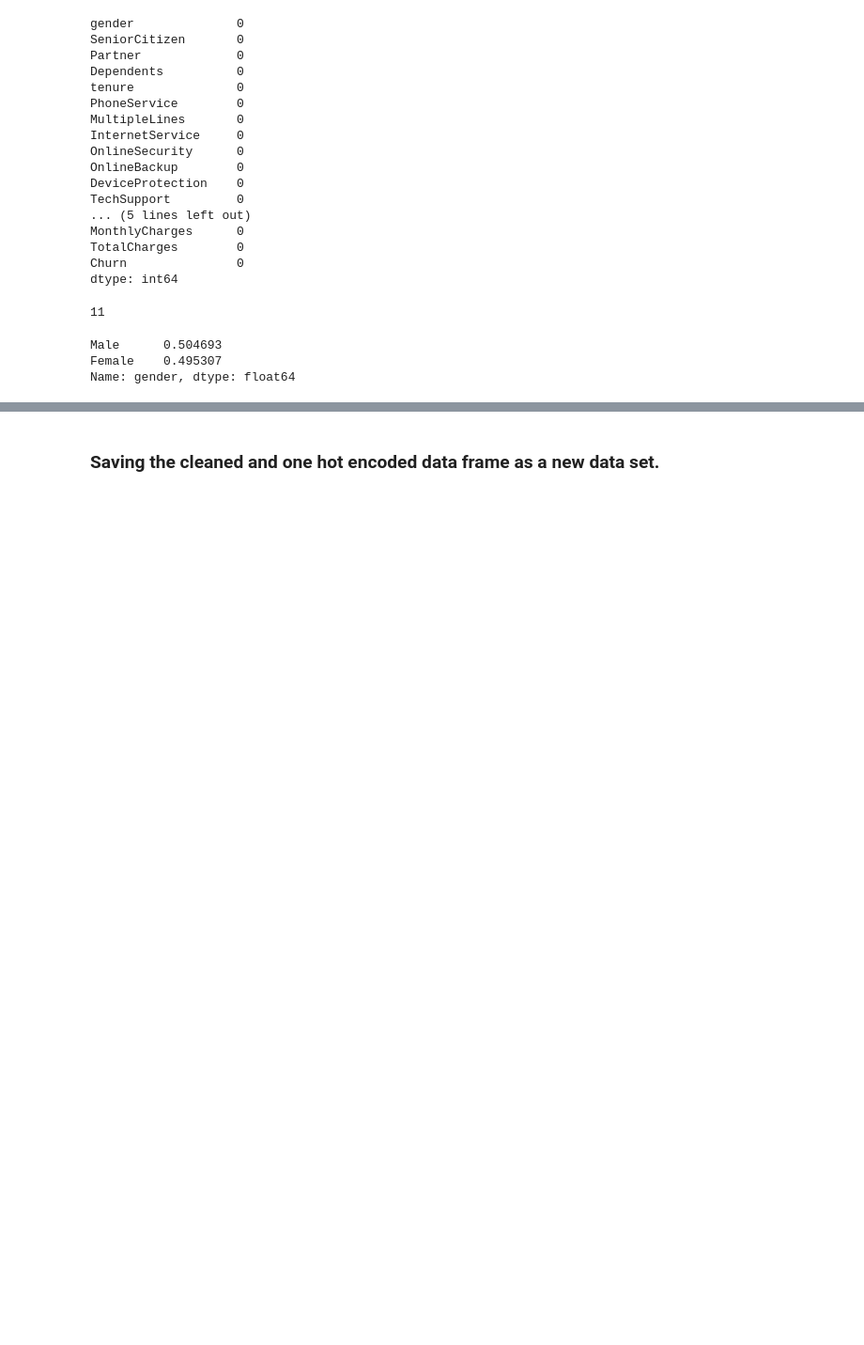
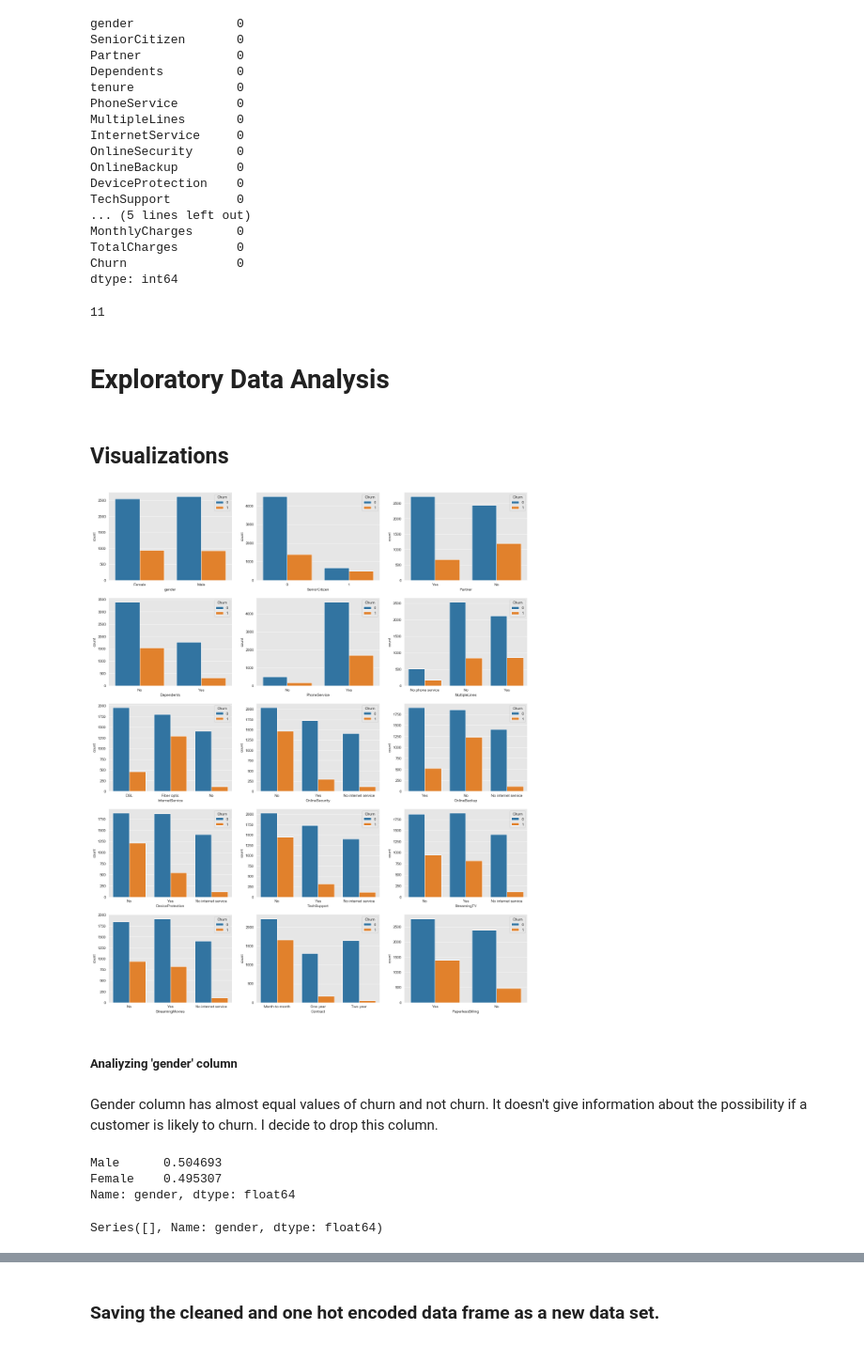
Before and after one commit to mattblasa/Customer-Churn-Prediction-Project, a Jupyter notebook: 1-Project 3 Customer Churn Cleaning and EDA notebook.ipynb, the cells around one changed output, grey strips where cells are left out. Shown at 94% size. Saved outputs shown, nothing was run; the diff lists cells and outputs as text; code cells hidden in the pictures; blank space fills up the shorter version.

```diff
--- a/1-Project 3 Customer Churn Cleaning and EDA notebook.ipynb
+++ b/1-Project 3 Customer Churn Cleaning and EDA notebook.ipynb
@@ -122,11 +124,74 @@ df['TotalCharges'] = df['TotalCharges'].astype('float')
 df['Churn'] = df['Churn'].map({'No': 0, 'Yes': 1})
 # df['Churn'] = df['Churn'].apply(lambda x: 0 if x=='No' else 1)
 # df['Churn'] = [1 if i=='Yes' else 0 for i in df['Churn']]
+# %% [markdown]
+# Exploratory Data Analysis
+# %% [markdown]
+## Visualizations
+# %%
+plt.figure(figsize=(20, 25))
+
+plt.subplot(531)
+sns.countplot(df['gender'],hue=df['Churn'])
+
+plt.subplot(532)
+sns.countplot(df['SeniorCitizen'],hue=df['Churn'])
+
+plt.subplot(533)
+sns.countplot(df['Partner'],hue=df['Churn'])
+
+plt.subplot(534)
+sns.countplot(df['Dependents'],hue=df['Churn'])
+
+plt.subplot(535)
+sns.countplot(df['PhoneService'],hue=df['Churn'])
+
+plt.subplot(536)
+sns.countplot(df['MultipleLines'],hue=df['Churn'])
+
+plt.subplot(537)
+sns.countplot(df['InternetService'],hue=df['Churn'])
+
+plt.subplot(538)
+sns.countplot(df['OnlineSecurity'],hue=df['Churn'])
+
+plt.subplot(539)
+sns.countplot(df['OnlineBackup'],hue=df['Churn'])
+
+plt.subplot(5,3,10)
+sns.countplot(df['DeviceProtection'],hue=df['Churn'])
+
+plt.subplot(5, 3, 11)
+sns.countplot(df['TechSupport'],hue=df['Churn'])
+
+plt.subplot(5,3,12)
+sns.countplot(df['StreamingTV'],hue=df['Churn'])
+
+plt.subplot(5,3,13)
+sns.countplot(df['StreamingMovies'],hue=df['Churn'])
+
+plt.subplot(5,3,14)
+sns.countplot(df['Contract'],hue=df['Churn'])
+
+plt.subplot(5,3,15)
+sns.countplot(df['PaperlessBilling'],hue=df['Churn'])
+
+plt.show()
+# %% [output]
+[figure, added]
+# %% [markdown]
+##### Analiyzing 'gender' column
+# %% [markdown]
+Gender column has almost equal values of churn and not churn. It doesn't give information about the possibility if a customer is likely to churn. I decide to drop this column.
 # %%
 df['gender'].value_counts(normalize=True)
 # %% [output]
 Male      0.504693
 Female    0.495307
 Name: gender, dtype: float64
+# %%
+df[df['Churn']=='No'].gender.value_counts(normalize=True)
+# %% [output]
+Series([], Name: gender, dtype: float64)
 # %%
 df = df.drop(['gender'], axis=1)
```
Also changed, not shown: parts of 66 cells of this notebook, 3 other files.
